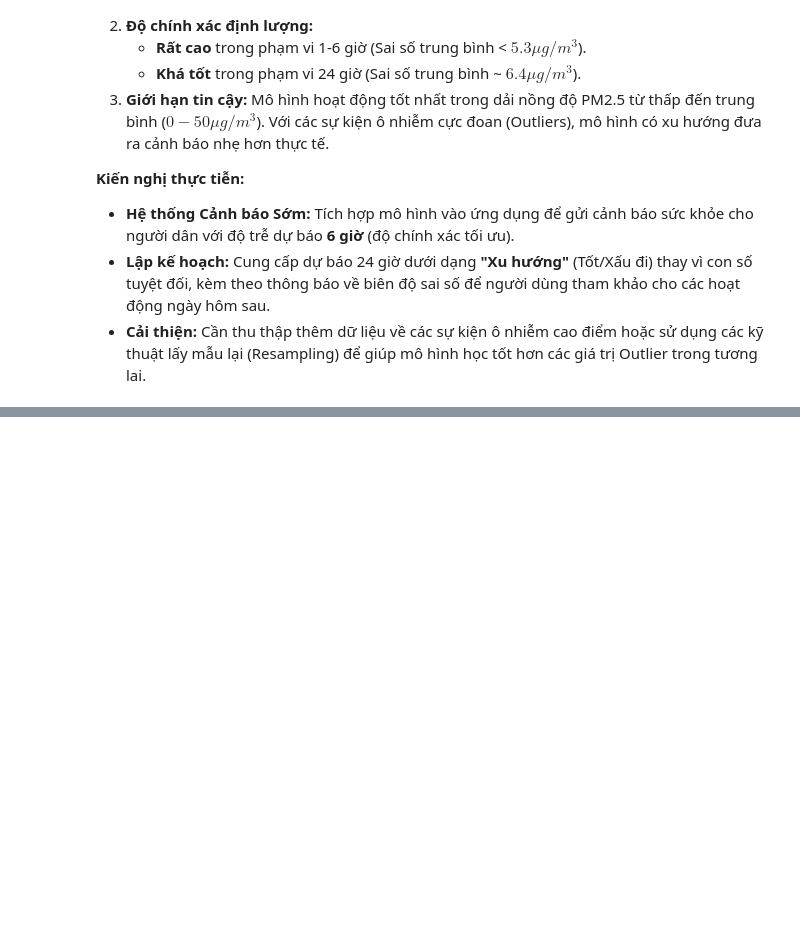
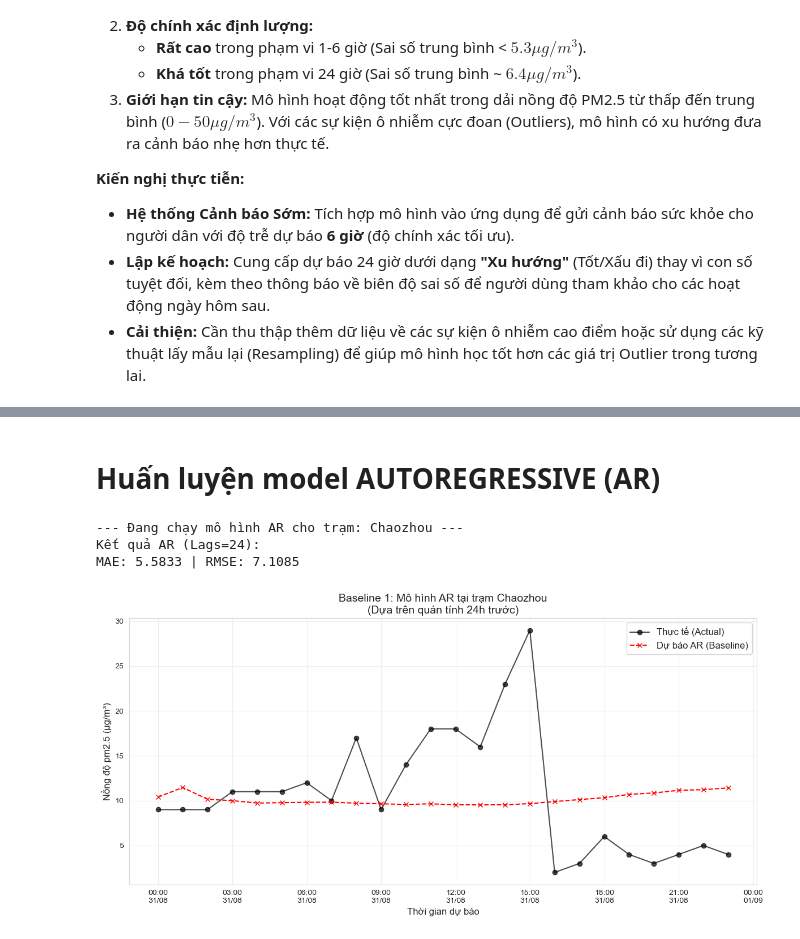
Before and after one commit to AnhTuan28112005/Taiwan-Air-Quality, a Jupyter notebook: notebooks/03_research_question.ipynb, the cells around one changed output, grey strips where cells are left out. Drawn from its saved outputs; the diff is of its cells as text; code cells hidden in the pictures; blank space fills up the shorter version.

```diff
--- a/notebooks/03_research_question.ipynb
+++ b/notebooks/03_research_question.ipynb
@@ -1812,0 +1888,66 @@ Biểu đồ phân tán "Thực tế vs Dự báo" tại mốc 24 giờ (mốc k
+# %% [markdown]
+# Huấn luyện model AUTOREGRESSIVE (AR)
+# %%
+# ==============================================================================
+# 6.1. BASELINE 1: AUTOREGRESSIVE (AR) - The Inertia Model
+# ==============================================================================
+from statsmodels.tsa.ar_model import AutoReg
+from sklearn.metrics import mean_squared_error, mean_absolute_error
+import matplotlib.dates as mdates
+import matplotlib.pyplot as plt
+import pandas as pd
+import numpy as np
+
+# 1. Cấu hình
+TARGET_COL = 'pm2.5'
+LAGS = 24          # Dùng 24 giờ quá khứ để dự báo
+FORECAST_STEPS = 24 # Dự báo cho 24 giờ tới
+
+# 2. Chọn trạm dữ liệu (Lấy trạm có nhiều dữ liệu nhất để demo)
+top_station = df['sitename'].value_counts().idxmax()
+print(f"--- Đang chạy mô hình AR cho trạm: {top_station} ---")
+
+# 3. Chuẩn bị dữ liệu chuỗi thời gian
+df_station = df[df['sitename'] == top_station].copy()
+df_station['date'] = pd.to_datetime(df_station['date'])
+df_station = df_station.sort_values('date').set_index('date')
+# Resample theo giờ để đảm bảo liên tục
+series = df_station[TARGET_COL].resample('H').mean().fillna(method='ffill')
+
+# 4. Chia Train/Test
+train_data = series[:-FORECAST_STEPS]
+test_data = series[-FORECAST_STEPS:]
+
+# 5. Huấn luyện & Dự báo
+model_ar = AutoReg(train_data, lags=LAGS)
+model_ar_fit = model_ar.fit()
+# Dự báo tĩnh (Static) cho khung thời gian test
+pred_ar = model_ar_fit.predict(start=len(train_data),
+                               end=len(train_data) + len(test_data) - 1,
+                               dynamic=False)
+pred_ar.index = test_data.index
+
+# 6. Đánh giá sai số
+mae_ar = mean_absolute_error(test_data, pred_ar)
+rmse_ar = np.sqrt(mean_squared_error(test_data, pred_ar))
+print(f"Kết quả AR (Lags={LAGS}):")
+print(f"MAE: {mae_ar:.4f} | RMSE: {rmse_ar:.4f}")
+
+# 7. VISUALIZATION: AR vs Actual
+plt.figure(figsize=(12, 6))
+plt.plot(test_data.index, test_data, label='Thực tế (Actual)', marker='o', color='black', alpha=0.7)
+plt.plot(pred_ar.index, pred_ar, label=f'Dự báo AR (Baseline)', linestyle='--', marker='x', color='red')
+
+plt.title(f'Baseline 1: Mô hình AR tại trạm {top_station}\n(Dựa trên quán tính 24h trước)', fontsize=14)
+plt.xlabel('Thời gian dự báo', fontsize=12)
+plt.ylabel(f'Nồng độ {TARGET_COL} (µg/m³)', fontsize=12)
+plt.legend(fontsize=12)
+plt.grid(True, alpha=0.3)
+plt.gca().xaxis.set_major_formatter(mdates.DateFormatter('%H:%M\n%d/%m'))
+plt.tight_layout()
+plt.show()
+# %% [output]
+--- Đang chạy mô hình AR cho trạm: Chaozhou ---
+Kết quả AR (Lags=24):
+MAE: 5.5833 | RMSE: 7.1085
+[figure, added]
```
Also changed, not shown: parts of 14 cells of this notebook.
